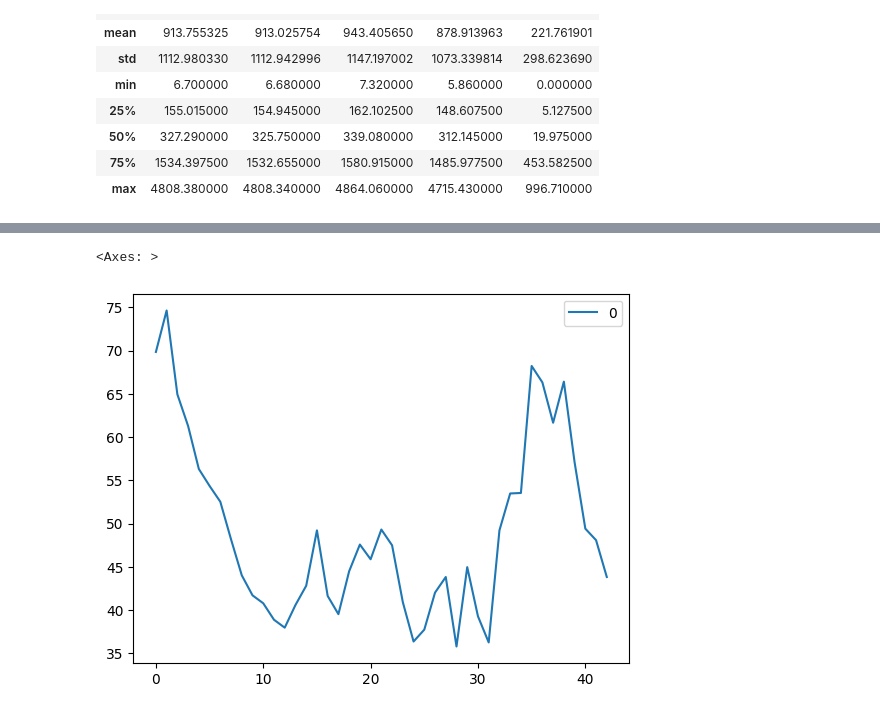
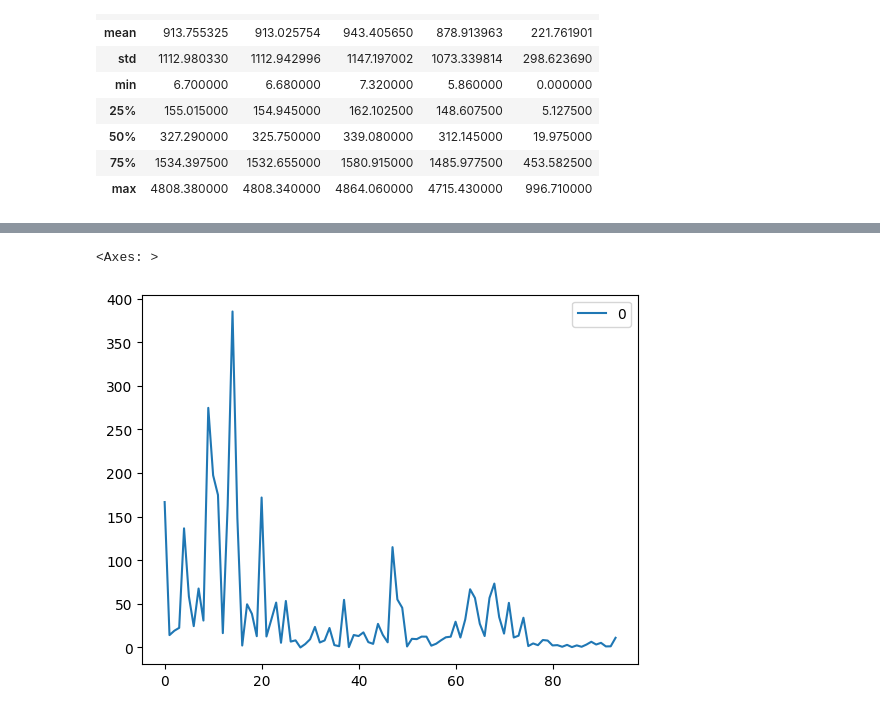
Before and after one commit to konsys/Bitcoin-Prediction-Model, a Jupyter notebook: perceptron.ipynb, the cells around one changed output, grey strips where cells are left out. Drawn from its saved outputs; the diff is of its cells as text; code cells hidden in the pictures.

```diff
--- a/perceptron.ipynb
+++ b/perceptron.ipynb
@@ -10,7 +10,7 @@ import warnings
 import pickle
 
 # warnings.filterwarnings("ignore")
-df = pd.read_csv('Ethereum Historical Data.csv', delimiter=',', index_col='Date')
+df = pd.read_csv('Ethereum Historical Data.csv', delimiter=',')
 df = df.dropna()
 df.sort_index()
 # %% [output]
@@ -55,13 +54,21 @@ df.describe()
 | 75% | 1534.397500 | 1532.655000 | 1580.915000 | 1485.977500 | 453.582500 |
 | max | 4808.380000 | 4808.340000 | 4864.060000 | 4715.430000 | 996.710000 |
 # %%
-df['open-close']  = df['Open'] - df['Close']
-df['low-high']  = df['Low'] - df['High']
+# df['open-close']  = df['Open'] - df['Close']
+# df['low-high']  = df['Low'] - df['High']
 df['normal-volume'] = (df['Volume'] -  df['Volume'].min()) / (df['Volume'].max()  - df['Volume'].min())
 df['normal-high'] = (df['High'] -  df['High'].min()) / (df['High'].max()  - df['High'].min())
-df['target'] = np.where(df['Close'].shift(-1) > df['Close'], 1, 0)
+df['normal-low'] = (df['Low'] -  df['Low'].min()) / (df['Low'].max()  - df['Low'].min())
+df['normal-open'] = (df['Open'] -  df['Open'].min()) / (df['Open'].max()  - df['Open'].min())
+df['normal-close'] = (df['Close'] -  df['Close'].min()) / (df['Close'].max()  - df['Close'].min())
 
-featureColumns = ['open-close', 'low-high', 'normal-high',]
+df['open-close']  = df['normal-open'] - df['normal-close']
+df['low-high']  = df['normal-low'] - df['normal-high']
+
+df['target'] = np.where(df['Close'].shift(-1) > df['Close'], 1, 0) # in origin
+# df['target'] = np.where(df['Close'].shift(1) > df['Close'], 1, 0)
+
+featureColumns = ['open-close', 'low-high']
 
 features = df[featureColumns]
 target = df['target']
@@ -68,13 +84,13 @@ target = df['target']
 # %%
 
 
-# X_train, X_test, y_train, y_test = train_test_split(features, target, test_size=0.3, random_state=15)
-X_train=features[0:100]
-X_test=features[101:]
-y_train=target[0:100]
-y_test=target[101:]
+X_train, X_test, y_train, y_test = train_test_split(features, target, test_size=0.1, random_state=34)
+# X_train=features[0:100]
+# X_test=features[101:]
+# y_train=target[0:100]
+# y_test=target[101:]
 
-model = XGBClassifier(n_estimators=20, learning_rate=0.1, max_depth=3, random_state=5)
+model = XGBClassifier(n_estimators=1, learning_rate=0.3, max_depth=4443, random_state=45)
 model.fit(X_train, y_train)
 y_pred = model.predict(X_test)
 accuracy = accuracy_score(y_test, y_pred)
@@ -140,5 +197,5 @@ cryptoAmount * dlrsAmount 0.0
 # %%
-crypto.plot()
+summListDf.plot()
 # %% [output]
 <Axes: >
-[figure, old version]
+[figure, new version]
```
Also changed, not shown: parts of 7 cells of this notebook, 1 other file.
